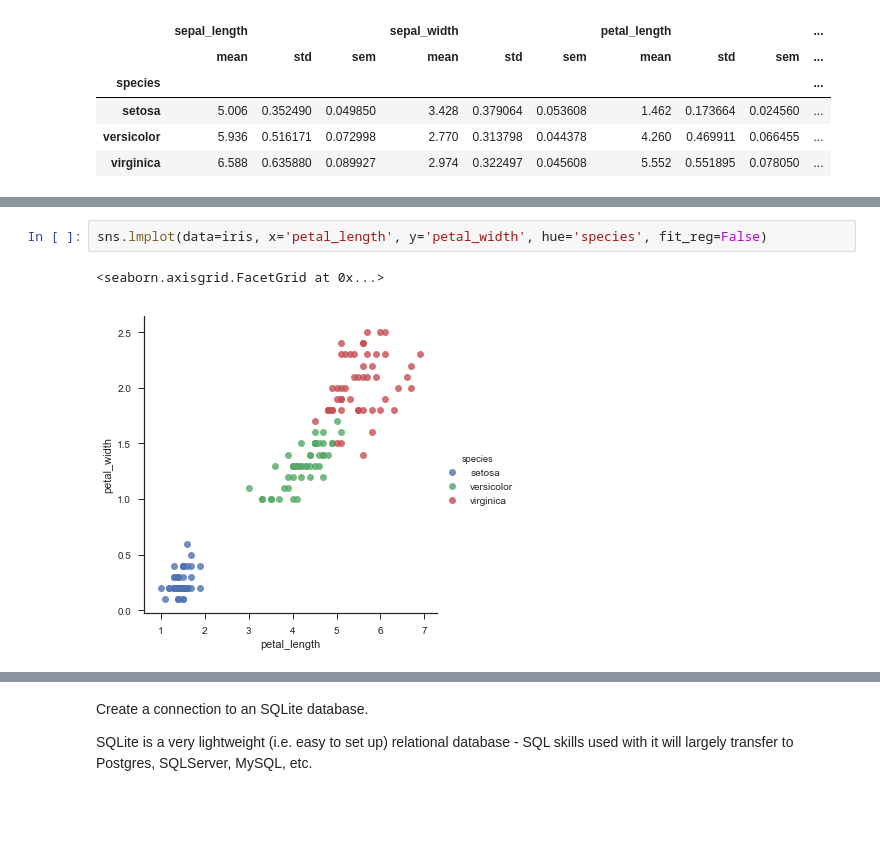
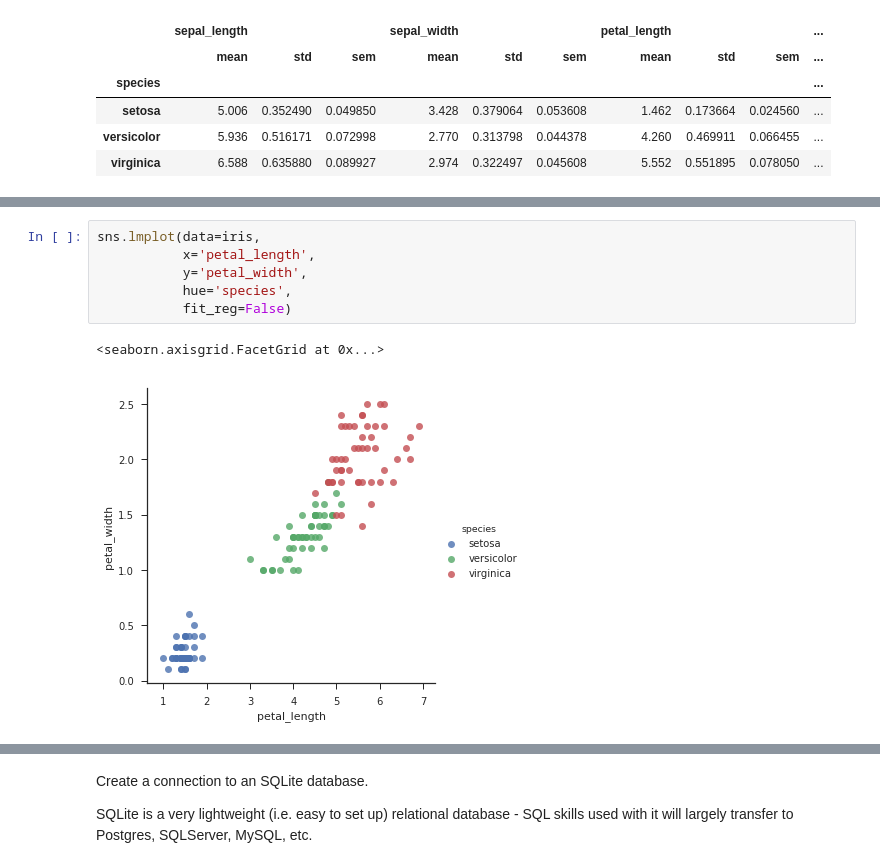
Before and after one commit to organisciak/Scripting-Course, a Jupyter notebook: slides/01-introduction.ipynb, the cells around one changed output, grey strips where cells are left out. Cells and saved outputs as stored; diff of their text form; blank space fills up the shorter version.

```diff
--- a/slides/01-introduction.ipynb
+++ b/slides/01-introduction.ipynb
@@ -386,8 +385,12 @@ iris.plot(kind='scatter', x='petal_length', y='petal_width')
 # %%
-sns.lmplot(data=iris, x='petal_length', y='petal_width', hue='species', fit_reg=False)
+sns.lmplot(data=iris,
+           x='petal_length',
+           y='petal_width',
+           hue='species',
+           fit_reg=False)
 # %% [output]
 <seaborn.axisgrid.FacetGrid at 0x...>
-[figure, old version]
+[figure, new version]
 # %%
 sns.pairplot(iris, hue='species')
 # %% [output]
```
Also changed, not shown: parts of 15 cells of this notebook, 3 other files.
